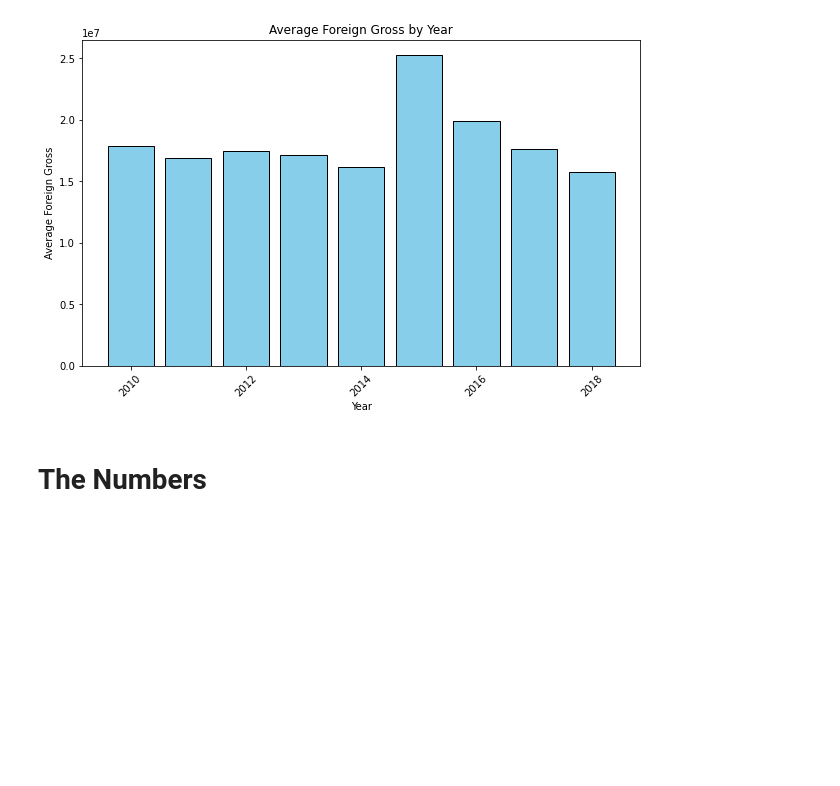
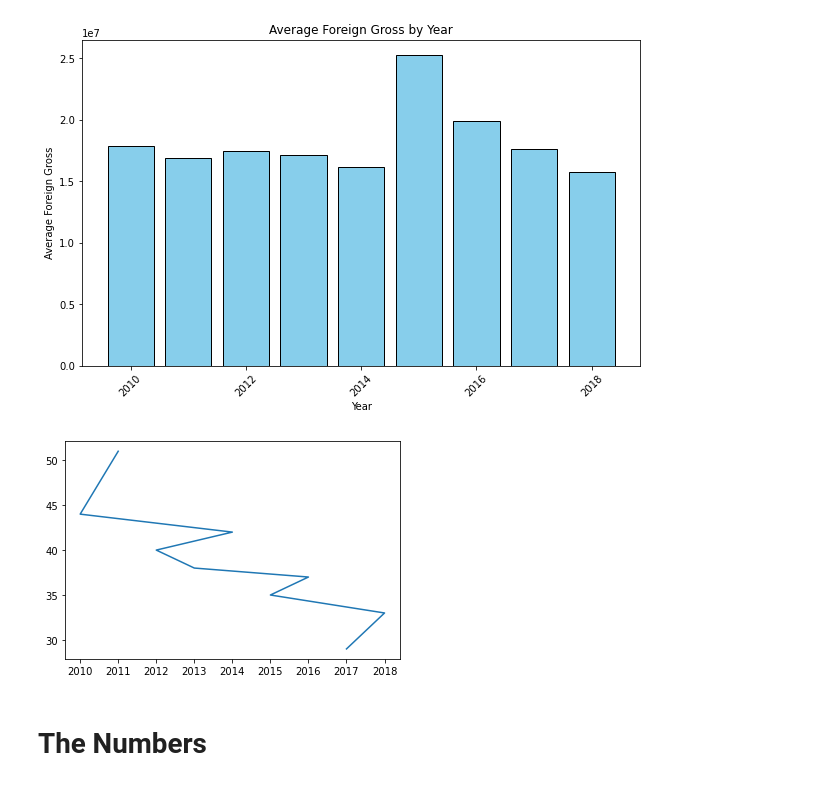
Before and after one commit to jakkkc/Microsoft_movies, a Jupyter notebook: student.ipynb, the cells around one changed output. Cells and saved outputs as stored; diff of their text form; code cells hidden in the pictures; blank space fills up the shorter version.

```diff
--- a/student.ipynb
+++ b/student.ipynb
@@ -342,6 +350,10 @@ plt.xticks(rotation=45)  # Rotate x-axis labels for readability
 plt.show();
 # %% [output]
 [figure]
+# %%
+bom["year"].value_counts().plot();
+# %% [output]
+[figure, added]
 # %% [markdown]
 # The Numbers
 # %%
```
Also changed, not shown: parts of 6 cells of this notebook, 3 other files.
